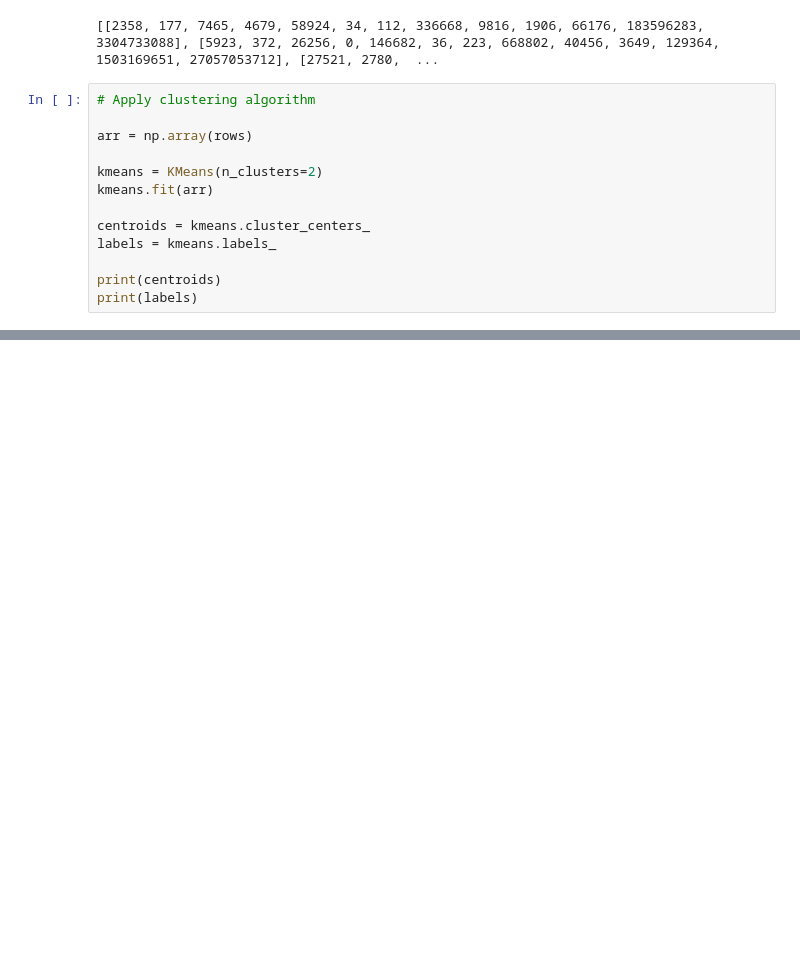
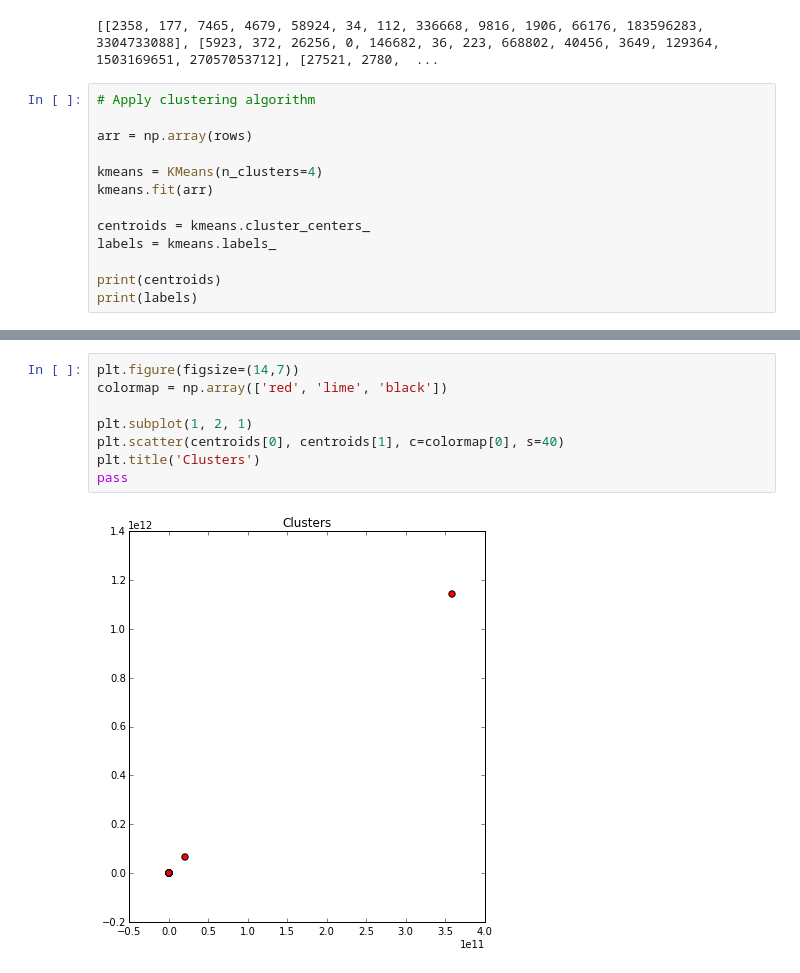
Before and after one commit to ppossemiers/analyzer, a Jupyter notebook: analyzer.ipynb, the cells around one changed output, grey strips where cells are left out. Cells and saved outputs as stored; diff of their text form; blank space fills up the shorter version.

Commit message:
Added simple plot of centroids

```diff
--- a/analyzer.ipynb
+++ b/analyzer.ipynb
@@ -412,7 +412,7 @@ print rows
 
 arr = np.array(rows)
 
-kmeans = KMeans(n_clusters=2)
+kmeans = KMeans(n_clusters=4)
 kmeans.fit(arr)
 
 centroids = kmeans.cluster_centers_
@@ -432,0 +441,10 @@ print(labels)
+# %%
+plt.figure(figsize=(14,7))
+colormap = np.array(['red', 'lime', 'black'])
+
+plt.subplot(1, 2, 1)
+plt.scatter(centroids[0], centroids[1], c=colormap[0], s=40)
+plt.title('Clusters')
+pass
+# %% [output]
+[figure, added]
```
Also changed, not shown: parts of 1 cell of this notebook.
